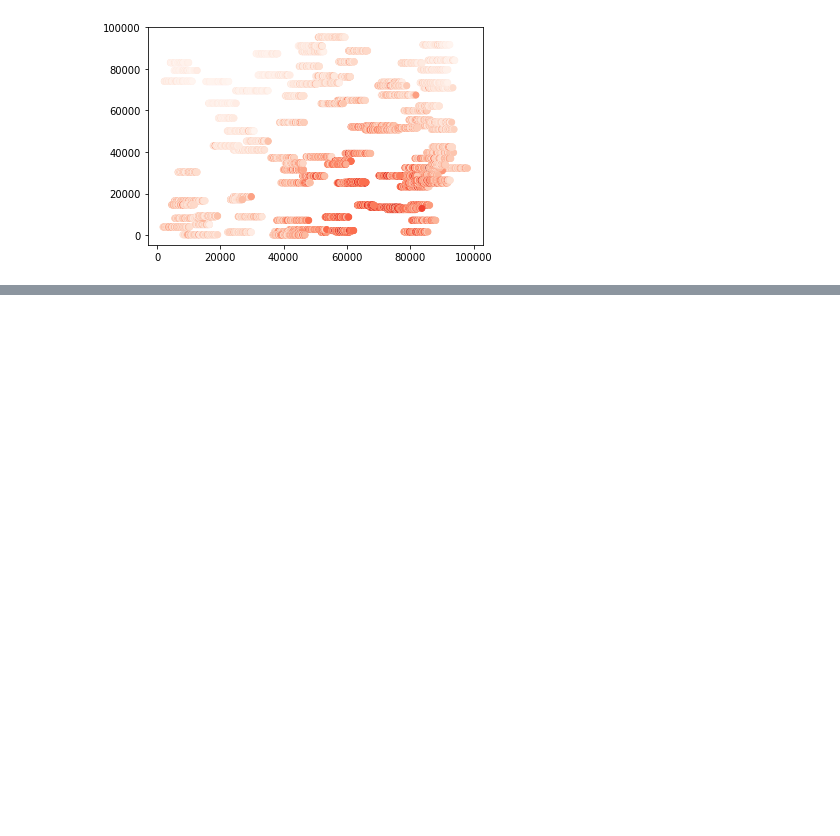
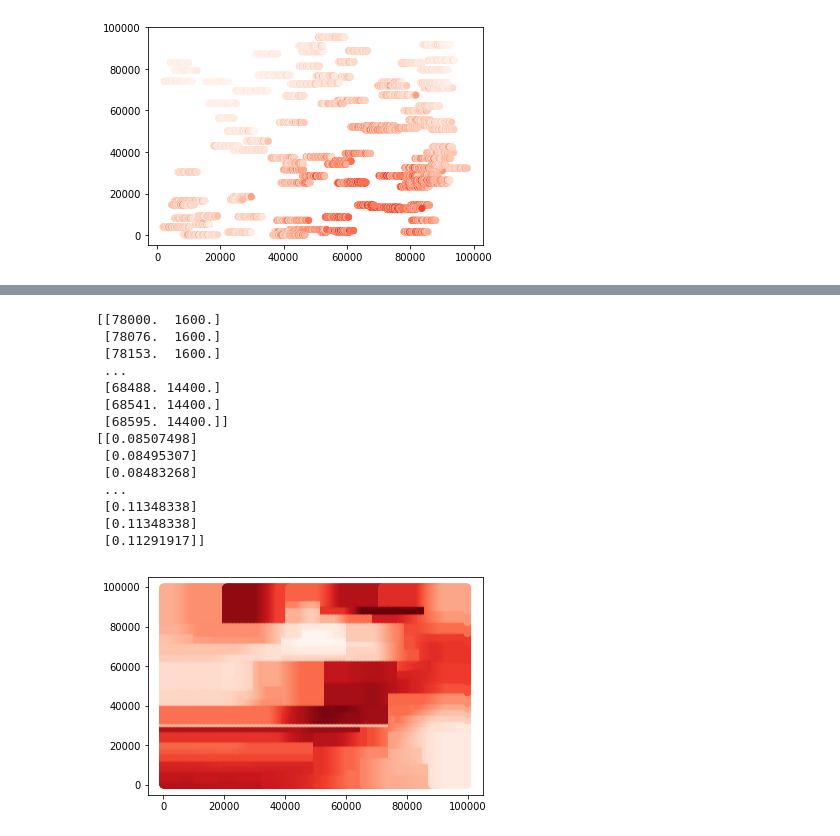
Before and after one commit to fang-helen/Final-Project-FRI, a Jupyter notebook: Final Project FRI.ipynb, the cells around one changed output, grey strips where cells are left out. Cells and saved outputs as stored; diff of their text form; code cells hidden in the pictures; blank space fills up the shorter version.

```diff
--- a/Final Project FRI.ipynb
+++ b/Final Project FRI.ipynb
@@ -462,0 +523,18 @@ plt.scatter(easting, northing, c = permeability, cmap = "Reds")
+# %%
+predictor(waterSat)
+# %% [output]
+[[78000.  1600.]
+ [78076.  1600.]
+ [78153.  1600.]
+ ...
+ [68488. 14400.]
+ [68541. 14400.]
+ [68595. 14400.]]
+[[0.08507498]
+ [0.08495307]
+ [0.08483268]
+ ...
+ [0.11348338]
+ [0.11348338]
+ [0.11291917]]
+[figure, added]
```
Also changed, not shown: parts of 8 cells of this notebook.
